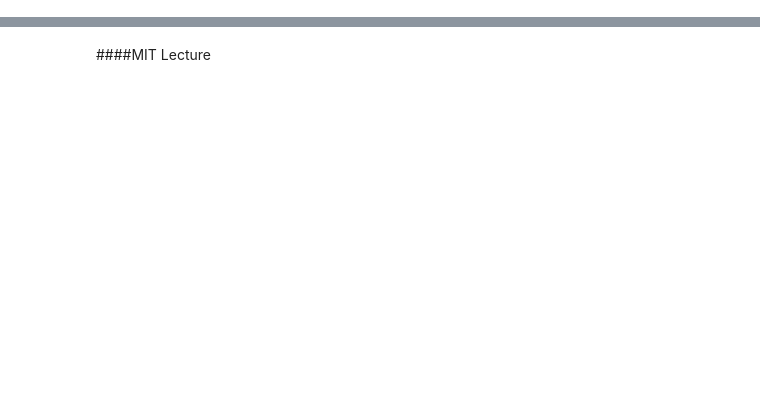
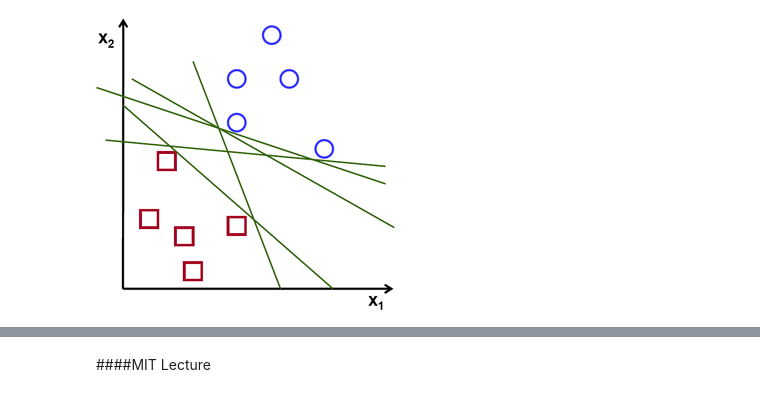
Before and after one commit to jmportilla/Udemy---Machine-Learning, a Jupyter notebook: Support Vector Machines.ipynb, the cells around one changed output, grey strips where cells are left out. Cells and saved outputs as stored; diff of their text form; code cells hidden in the pictures; blank space fills up the shorter version.

```diff
--- a/Support Vector Machines.ipynb
+++ b/Support Vector Machines.ipynb
@@ -11,0 +35,6 @@ SVMs do not directly provide probability estimates, these are calculated using a
+# %%
+from IPython.display import Image
+url = 'http://docs.opencv.org/_images/separating-lines.png'
+Image(url)
+# %% [output]
+[figure, added]
```
Also changed, not shown: parts of 35 cells of this notebook.
